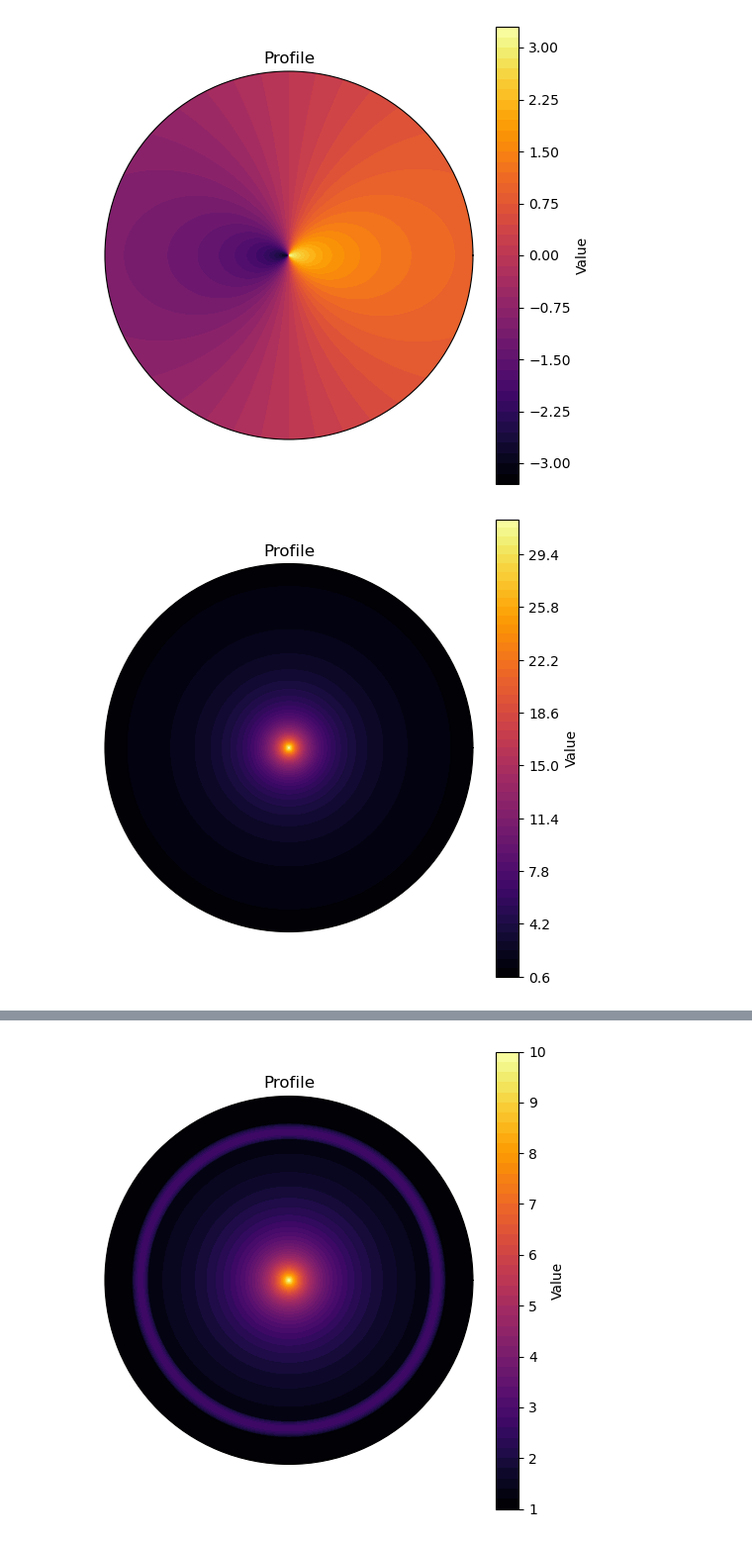
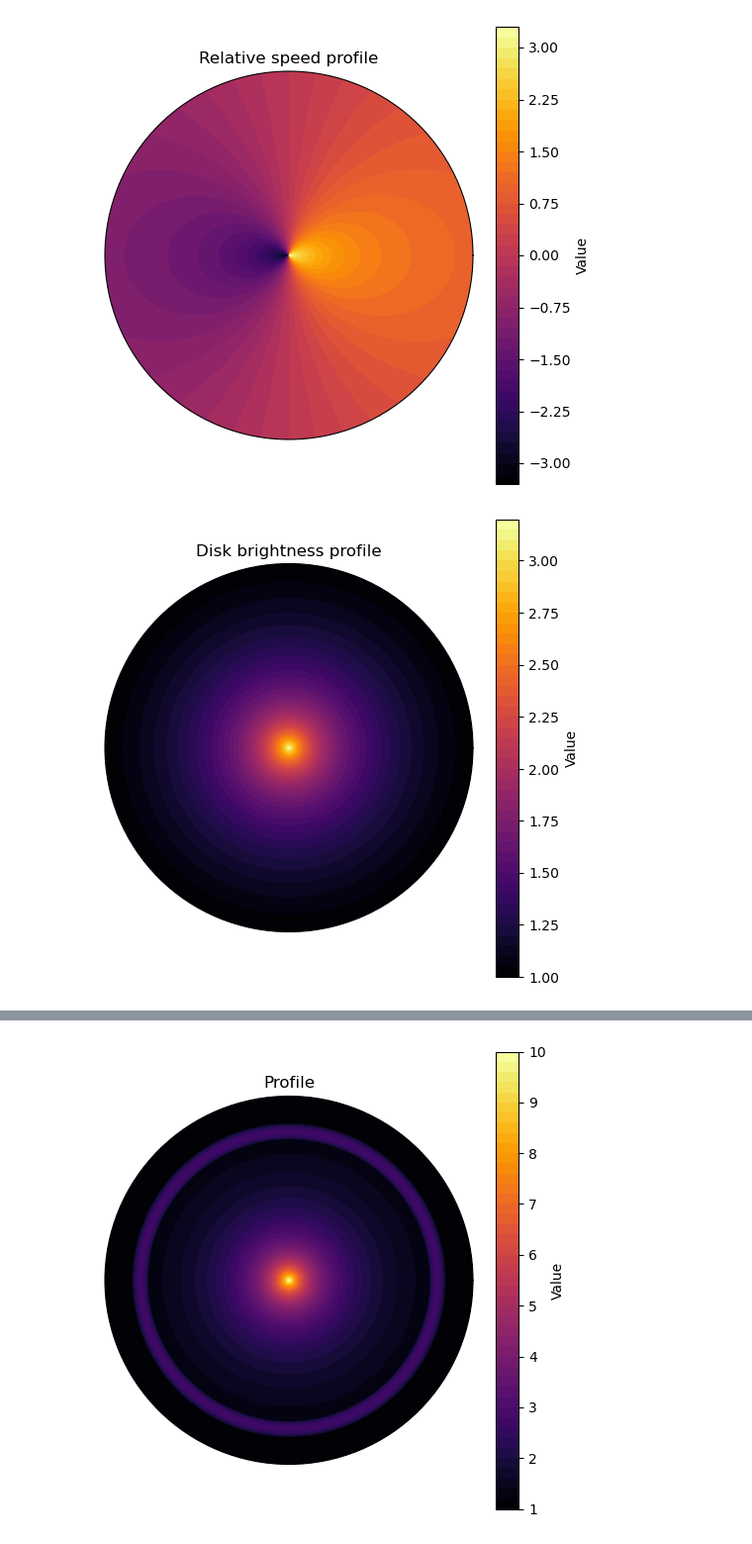
Before and after one commit to o-thorp7/ssp_code_2025, a Jupyter notebook: oli/neater_rob_code.ipynb, the cells around one changed output, grey strips where cells are left out. Shown at 99% size. Saved outputs shown, nothing was run; the diff lists cells and outputs as text; code cells hidden in the pictures.

```diff
--- a/oli/neater_rob_code.ipynb
+++ b/oli/neater_rob_code.ipynb
@@ -326,14 +358,16 @@ def get_bin_centres(edges: np.ndarray, is_log: bool = False) -> np.ndarray:
     # bin centres for linearly spaced edges
     return (edges[:-1] + edges[1:]) / 2
 # %%
-r_vals, theta_vals, intens_vals, vel_vals, area_flux_vals = get_grids(a=1.5)
+# ----- TESTING -----
+
+r_vals, theta_vals, intens_vals, vel_vals, area_flux_vals = get_grids(a=0.5)
 
 
-plot_polar_profile(r_vals, theta_vals, vel_vals)
-plot_polar_profile(r_vals, theta_vals, intens_vals)
+plot_polar_profile(r_vals, theta_vals, vel_vals, title="Relative speed profile")
+plot_polar_profile(r_vals, theta_vals, intens_vals, title="Disk brightness profile")
 # %% [output]
-[figure, old version]
+[figure, new version]
-[figure, old version]
+[figure, new version]
 # %%
 # ----- TESTING -----
 
```
Also changed, not shown: parts of 17 cells of this notebook, 18 other files.
